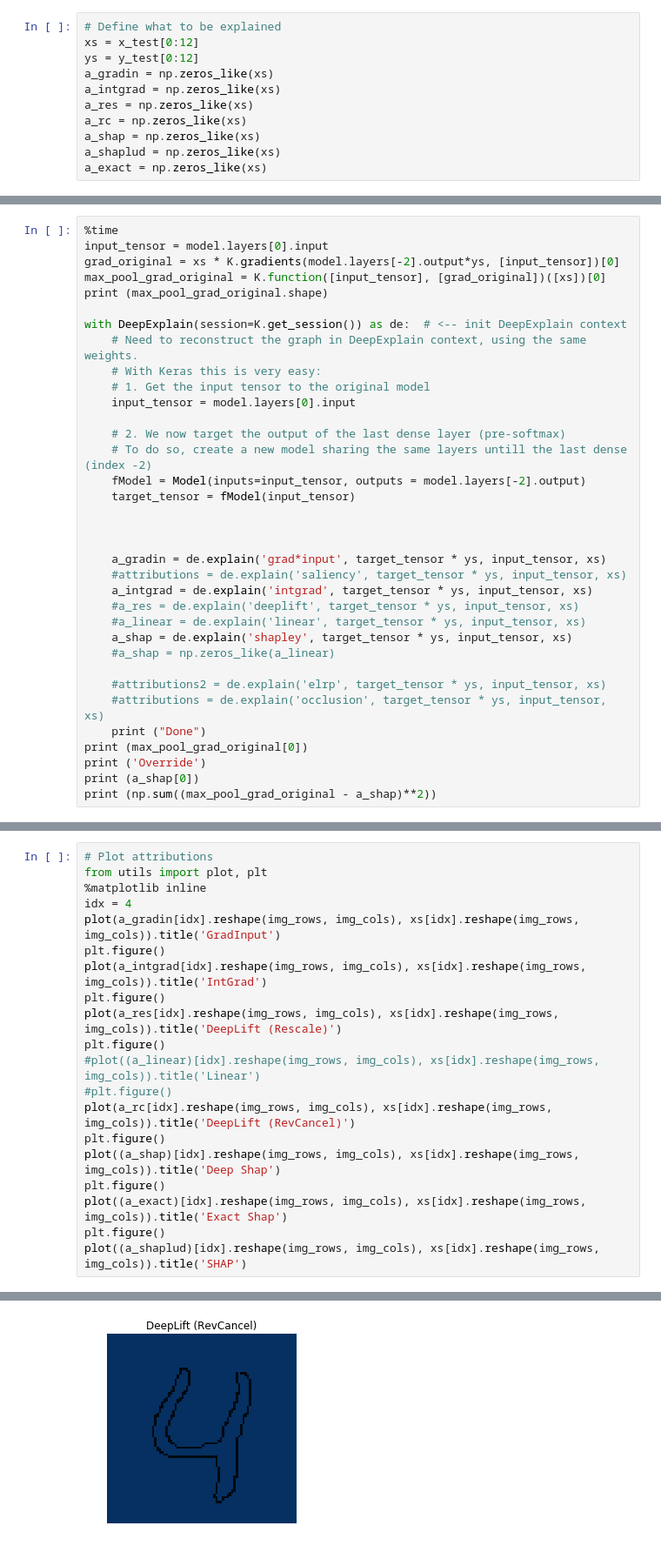
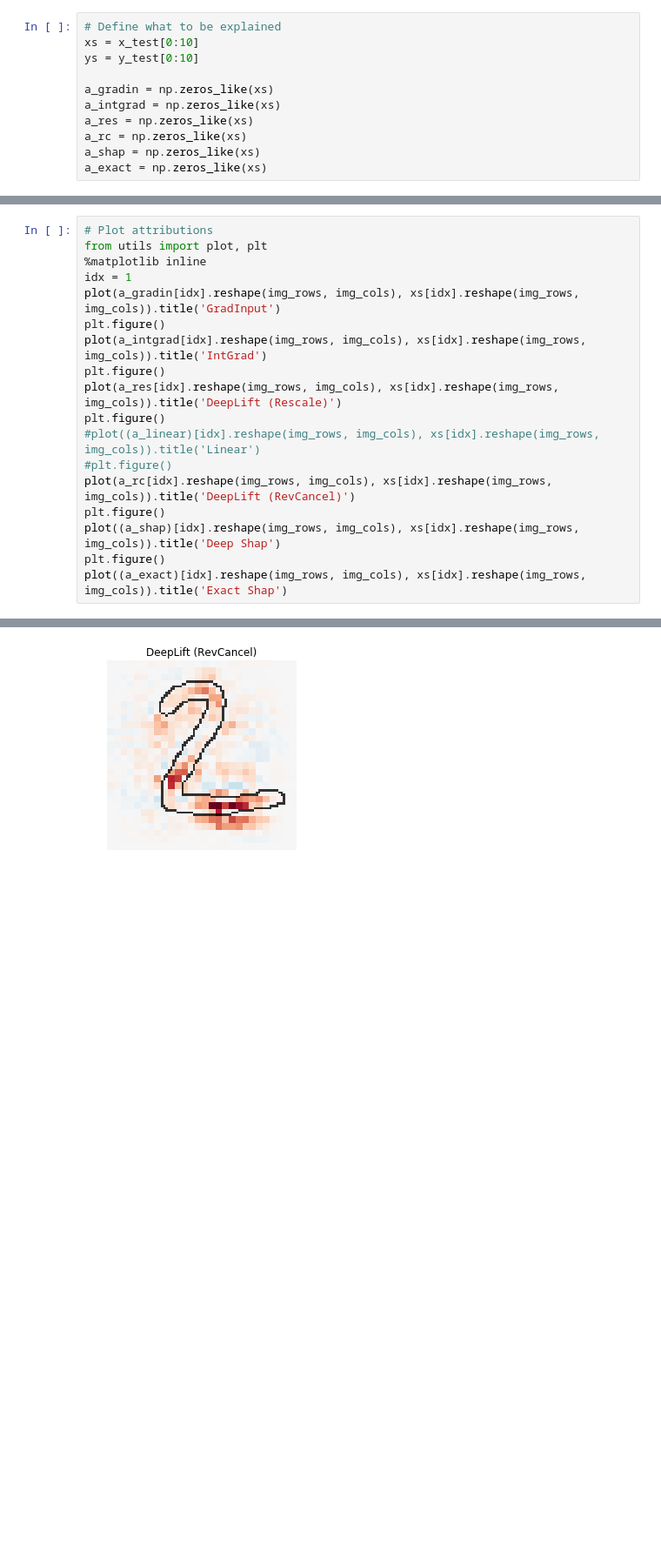
Before and after one commit to marcoancona/DeepExplain, a Jupyter notebook: examples/mint_cnn_keras.ipynb, the cells around one changed output, grey strips where cells are left out. Shown at 87% size. Cells and saved outputs as stored; diff of their text form; blank space fills up the shorter version.

```diff
--- a/examples/mint_cnn_keras.ipynb
+++ b/examples/mint_cnn_keras.ipynb
@@ -142,11 +151,11 @@ import matplotlib.pyplot as plt
 # %%
 # Define what to be explained
-xs = x_test[0:12]
-ys = y_test[0:12]
+xs = x_test[0:10]
+ys = y_test[0:10]
+
 a_gradin = np.zeros_like(xs)
 a_intgrad = np.zeros_like(xs)
 a_res = np.zeros_like(xs)
 a_rc = np.zeros_like(xs)
 a_shap = np.zeros_like(xs)
-a_shaplud = np.zeros_like(xs)
 a_exact = np.zeros_like(xs)
@@ -180,35 +357,0 @@ print (a_rc.shape)
-# %%
-%time
-input_tensor = model.layers[0].input
-grad_original = xs * K.gradients(model.layers[-2].output*ys, [input_tensor])[0]
-max_pool_grad_original = K.function([input_tensor], [grad_original])([xs])[0]
-print (max_pool_grad_original.shape)
-
-with DeepExplain(session=K.get_session()) as de:  # <-- init DeepExplain context
-    # Need to reconstruct the graph in DeepExplain context, using the same weights.
-    # With Keras this is very easy:
-    # 1. Get the input tensor to the original model
-    input_tensor = model.layers[0].input
-
-    # 2. We now target the output of the last dense layer (pre-softmax)
-    # To do so, create a new model sharing the same layers untill the last dense (index -2)
-    fModel = Model(inputs=input_tensor, outputs = model.layers[-2].output)
-    target_tensor = fModel(input_tensor)
-
-
-
-    a_gradin = de.explain('grad*input', target_tensor * ys, input_tensor, xs)
-    #attributions = de.explain('saliency', target_tensor * ys, input_tensor, xs)
-    a_intgrad = de.explain('intgrad', target_tensor * ys, input_tensor, xs)
-    #a_res = de.explain('deeplift', target_tensor * ys, input_tensor, xs)
-    #a_linear = de.explain('linear', target_tensor * ys, input_tensor, xs)
-    a_shap = de.explain('shapley', target_tensor * ys, input_tensor, xs)
-    #a_shap = np.zeros_like(a_linear)
-
-    #attributions2 = de.explain('elrp', target_tensor * ys, input_tensor, xs)
-    #attributions = de.explain('occlusion', target_tensor * ys, input_tensor, xs)
-    print ("Done")
-print (max_pool_grad_original[0])
-print ('Override')
-print (a_shap[0])
-print (np.sum((max_pool_grad_original - a_shap)**2))
@@ -295,7 +411,7 @@ else:
 # Plot attributions
 from utils import plot, plt
 %matplotlib inline
-idx = 4
+idx = 1
 plot(a_gradin[idx].reshape(img_rows, img_cols), xs[idx].reshape(img_rows, img_cols)).title('GradInput')
 plt.figure()
 plot(a_intgrad[idx].reshape(img_rows, img_cols), xs[idx].reshape(img_rows, img_cols)).title('IntGrad')
@@ -309,6 +425,4 @@ plt.figure()
 plot((a_shap)[idx].reshape(img_rows, img_cols), xs[idx].reshape(img_rows, img_cols)).title('Deep Shap')
 plt.figure()
 plot((a_exact)[idx].reshape(img_rows, img_cols), xs[idx].reshape(img_rows, img_cols)).title('Exact Shap')
-plt.figure()
-plot((a_shaplud)[idx].reshape(img_rows, img_cols), xs[idx].reshape(img_rows, img_cols)).title('SHAP')
 # %% [output]
@@ -319 +433 @@ plot((a_shaplud)[idx].reshape(img_rows, img_cols), xs[idx].reshape(img_rows, img
-[figure, old version]
+[figure, new version]
```
Also changed, not shown: parts of 16 cells of this notebook, 32 other files.
